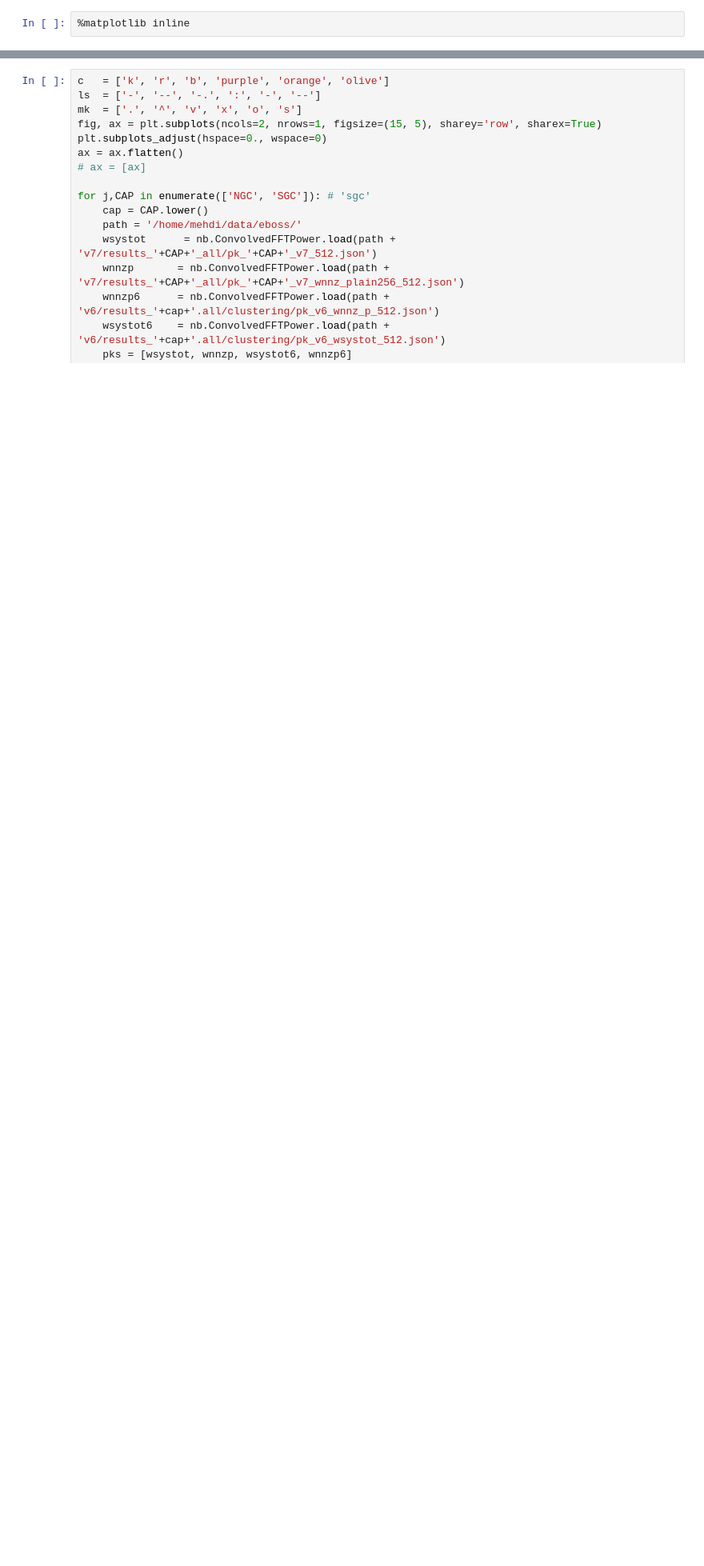
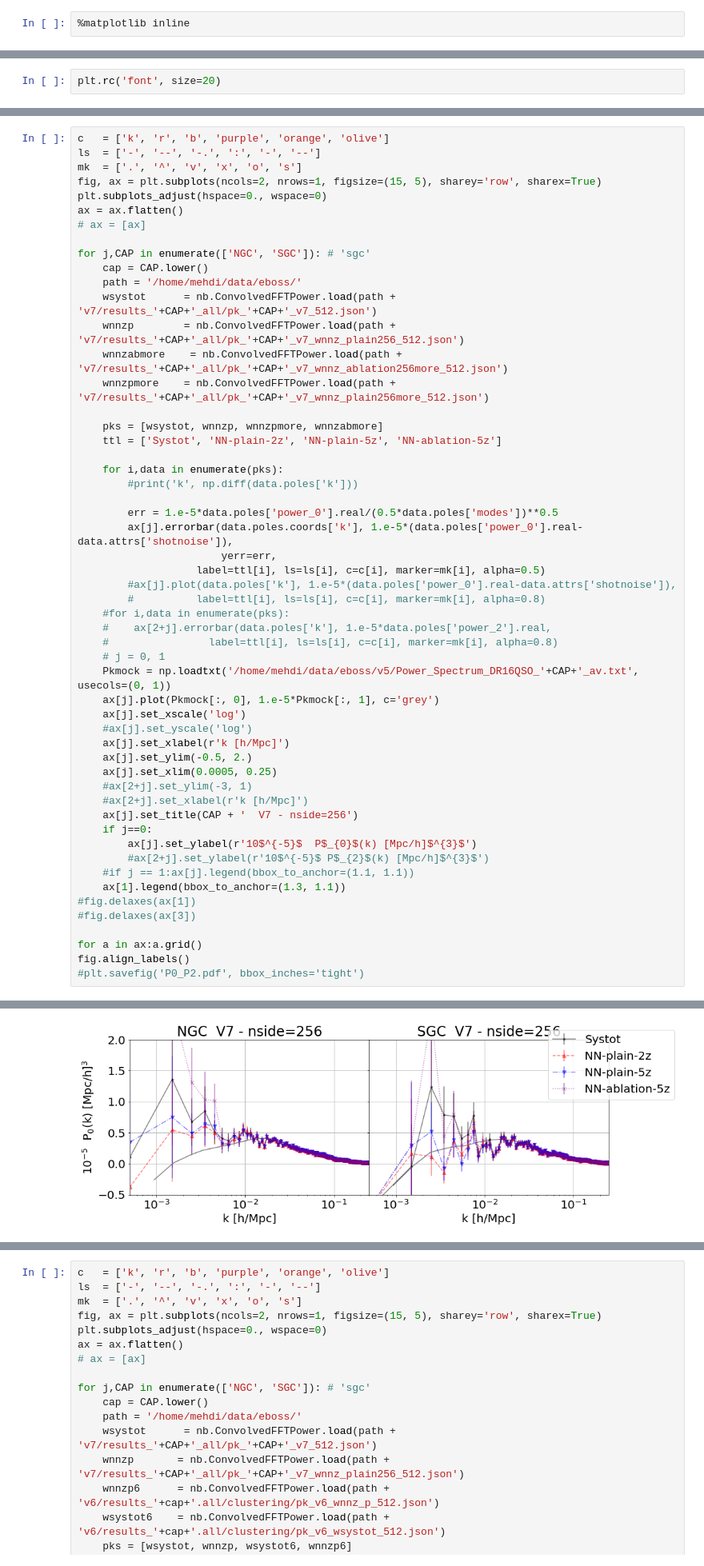
Before and after one commit to mehdirezaie/eboss, a Jupyter notebook: v7-256.ipynb, the cells around one changed output, grey strips where cells are left out. Shown at 80% size. Drawn from its saved outputs; the diff is of its cells as text; blank space fills up the shorter version.

```diff
--- a/v7-256.ipynb
+++ b/v7-256.ipynb
@@ -6 +7,3 @@ import nbodykit.lab as nb
 import numpy as np
+# %%
+plt.rc('font', size=20)
@@ -6,0 +19,55 @@ import numpy as np
+# %%
+c   = ['k', 'r', 'b', 'purple', 'orange', 'olive']
+ls  = ['-', '--', '-.', ':', '-', '--']
+mk  = ['.', '^', 'v', 'x', 'o', 's']
+fig, ax = plt.subplots(ncols=2, nrows=1, figsize=(15, 5), sharey='row', sharex=True)
+plt.subplots_adjust(hspace=0., wspace=0)
+ax = ax.flatten()
+# ax = [ax]
+
+for j,CAP in enumerate(['NGC', 'SGC']): # 'sgc'
+    cap = CAP.lower()
+    path = '/home/mehdi/data/eboss/'
+    wsystot      = nb.ConvolvedFFTPower.load(path + 'v7/results_'+CAP+'_all/pk_'+CAP+'_v7_512.json')
+    wnnzp        = nb.ConvolvedFFTPower.load(path + 'v7/results_'+CAP+'_all/pk_'+CAP+'_v7_wnnz_plain256_512.json')
+    wnnzabmore    = nb.ConvolvedFFTPower.load(path + 'v7/results_'+CAP+'_all/pk_'+CAP+'_v7_wnnz_ablation256more_512.json')
+    wnnzpmore    = nb.ConvolvedFFTPower.load(path + 'v7/results_'+CAP+'_all/pk_'+CAP+'_v7_wnnz_plain256more_512.json')
+
+    pks = [wsystot, wnnzp, wnnzpmore, wnnzabmore]
+    ttl = ['Systot', 'NN-plain-2z', 'NN-plain-5z', 'NN-ablation-5z']
+
+    for i,data in enumerate(pks):
+        #print('k', np.diff(data.poles['k']))
+
+        err = 1.e-5*data.poles['power_0'].real/(0.5*data.poles['modes'])**0.5
+        ax[j].errorbar(data.poles.coords['k'], 1.e-5*(data.poles['power_0'].real-data.attrs['shotnoise']),
+                       yerr=err,
+                   label=ttl[i], ls=ls[i], c=c[i], marker=mk[i], alpha=0.5)
+        #ax[j].plot(data.poles['k'], 1.e-5*(data.poles['power_0'].real-data.attrs['shotnoise']),
+        #          label=ttl[i], ls=ls[i], c=c[i], marker=mk[i], alpha=0.8)
+    #for i,data in enumerate(pks):
+    #    ax[2+j].errorbar(data.poles['k'], 1.e-5*data.poles['power_2'].real,
+    #                label=ttl[i], ls=ls[i], c=c[i], marker=mk[i], alpha=0.8)
+    # j = 0, 1
+    Pkmock = np.loadtxt('/home/mehdi/data/eboss/v5/Power_Spectrum_DR16QSO_'+CAP+'_av.txt', usecols=(0, 1))
+    ax[j].plot(Pkmock[:, 0], 1.e-5*Pkmock[:, 1], c='grey')
+    ax[j].set_xscale('log')
+    #ax[j].set_yscale('log')
+    ax[j].set_xlabel(r'k [h/Mpc]')
+    ax[j].set_ylim(-0.5, 2.)
+    ax[j].set_xlim(0.0005, 0.25)
+    #ax[2+j].set_ylim(-3, 1)
+    #ax[2+j].set_xlabel(r'k [h/Mpc]')
+    ax[j].set_title(CAP + '  V7 - nside=256')
+    if j==0:
+        ax[j].set_ylabel(r'10$^{-5}$  P$_{0}$(k) [Mpc/h]$^{3}$')
+        #ax[2+j].set_ylabel(r'10$^{-5}$ P$_{2}$(k) [Mpc/h]$^{3}$')
+    #if j == 1:ax[j].legend(bbox_to_anchor=(1.1, 1.1))
+    ax[1].legend(bbox_to_anchor=(1.3, 1.1))
+#fig.delaxes(ax[1])
+#fig.delaxes(ax[3])
+
+for a in ax:a.grid()
+fig.align_labels()
+#plt.savefig('P0_P2.pdf', bbox_inches='tight')
+# %% [output]
@@ -6,0 +75 @@ import numpy as np
+[figure, added]
```
Also changed, not shown: parts of 40 cells of this notebook, 5 other files.
